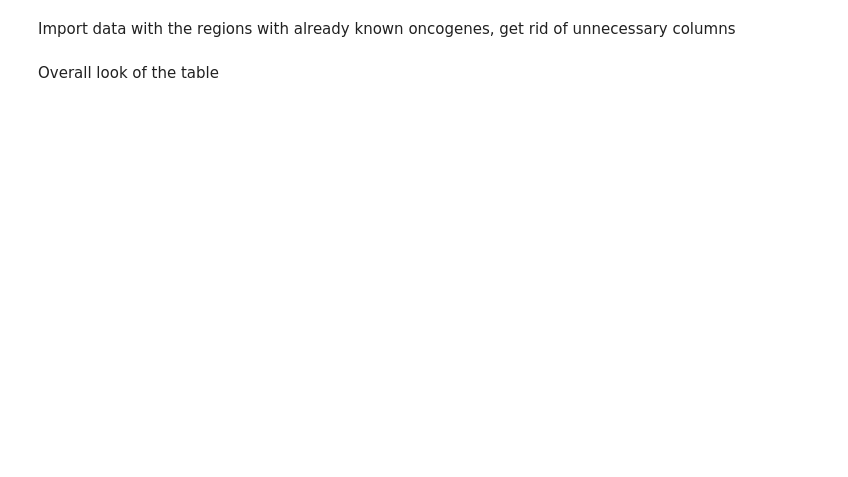
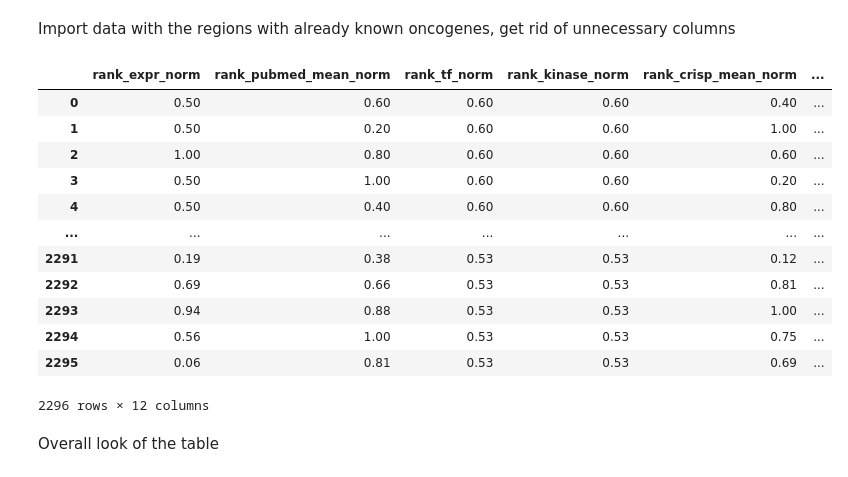
Before and after one commit to yvolko/Cancer_drivers_2024, a Jupyter notebook: Code/Prediction_models/Ensemble/Ensemble.ipynb, the cells around one changed output. Saved outputs shown, nothing was run; the diff lists cells and outputs as text; code cells hidden in the pictures; blank space fills up the shorter version.

```diff
--- a/Code/Prediction_models/Ensemble/Ensemble.ipynb
+++ b/Code/Prediction_models/Ensemble/Ensemble.ipynb
@@ -10,4 +10,20 @@ from sklearn.ensemble import RandomForestClassifier
 Import data with the regions with already known oncogenes, get rid of unnecessary columns
 # %%
 all_data = pd.read_csv("../../../Data/Processed_data/Selection_of_regions_for_ML.csv")
+# %%
+all_data.iloc[:, 3:]
+# %% [output]
+|  | rank_expr_norm | rank_pubmed_mean_norm | rank_tf_norm | rank_kinase_norm | rank_crisp_mean_norm | ... |
+| 0 | 0.50 | 0.60 | 0.60 | 0.60 | 0.40 | ... |
+| 1 | 0.50 | 0.20 | 0.60 | 0.60 | 1.00 | ... |
+| 2 | 1.00 | 0.80 | 0.60 | 0.60 | 0.60 | ... |
+| 3 | 0.50 | 1.00 | 0.60 | 0.60 | 0.20 | ... |
+| 4 | 0.50 | 0.40 | 0.60 | 0.60 | 0.80 | ... |
+| ... | ... | ... | ... | ... | ... | ... |
+| 2291 | 0.19 | 0.38 | 0.53 | 0.53 | 0.12 | ... |
+| 2292 | 0.69 | 0.66 | 0.53 | 0.53 | 0.81 | ... |
+| 2293 | 0.94 | 0.88 | 0.53 | 0.53 | 1.00 | ... |
+| 2294 | 0.56 | 1.00 | 0.53 | 0.53 | 0.75 | ... |
+| 2295 | 0.06 | 0.81 | 0.53 | 0.53 | 0.69 | ... |
+2296 rows × 12 columns
 # %%
```
Also changed, not shown: parts of 21 cells of this notebook, 2 other files.
